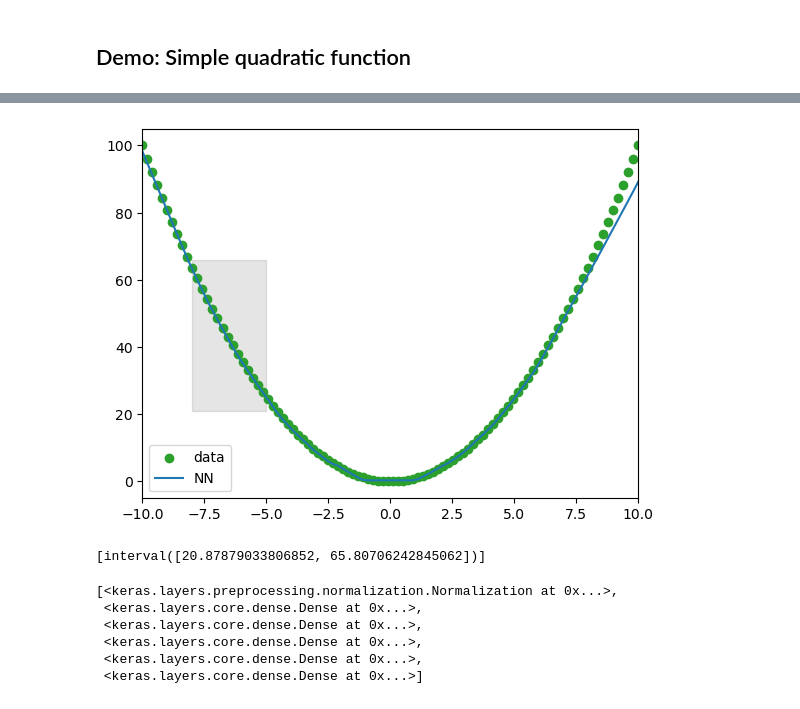
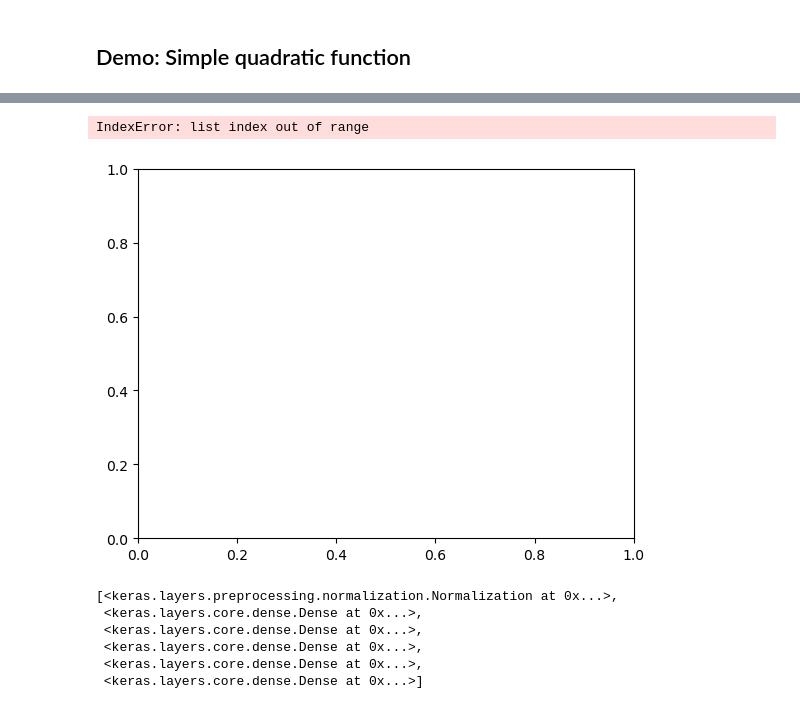
Before and after one commit to nskh/safe-training, a Jupyter notebook: tf test.ipynb, the cells around one changed output, grey strips where cells are left out. Drawn from its saved outputs; the diff is of its cells as text; code cells hidden in the pictures.

```diff
--- a/tf test.ipynb
+++ b/tf test.ipynb
@@ -642,13 +787,12 @@ array([[25.675526]], dtype=float32)
 # %%
 input_interval = interval[-8, -5]
-output_interval = propagate_interval(input_interval, regression_model)
+output_interval, _ = propagate_interval(input_interval, regression_model)
 plot_intervals(input_interval, output_interval, x, y, y_predict, xlim=[-10, 10], ylim=[-5, 105])
 # %% [output]
+IndexError: list index out of range
-[figure, old version]
+[figure, new version]
 # %%
 output_interval
-# %% [output]
-[interval([20.87879033806852, 65.80706242845062])]
 # %%
 input_interval = interval[1, 2]
 # %%
```
Also changed, not shown: parts of 31 cells of this notebook, 4 other files.
